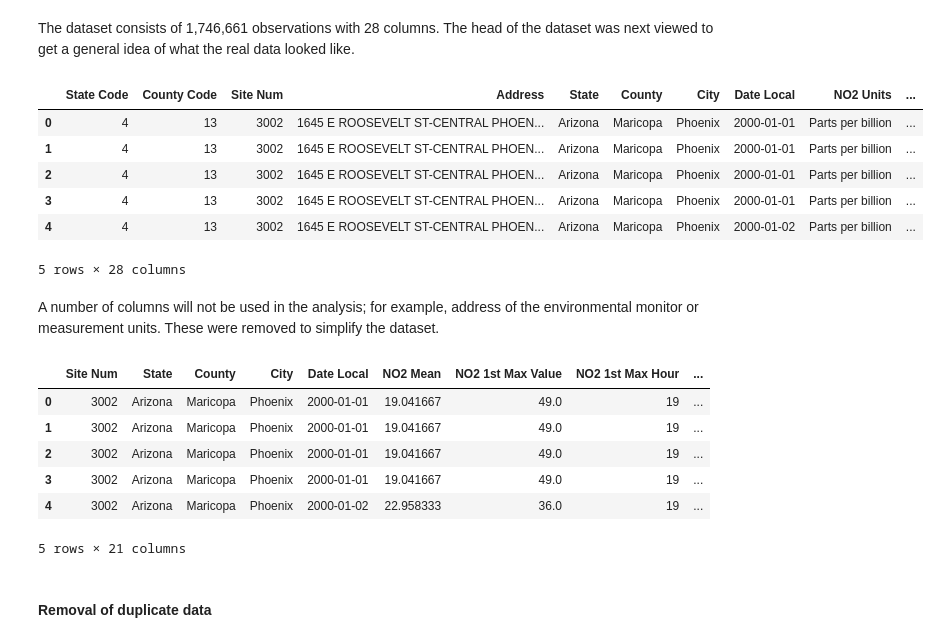
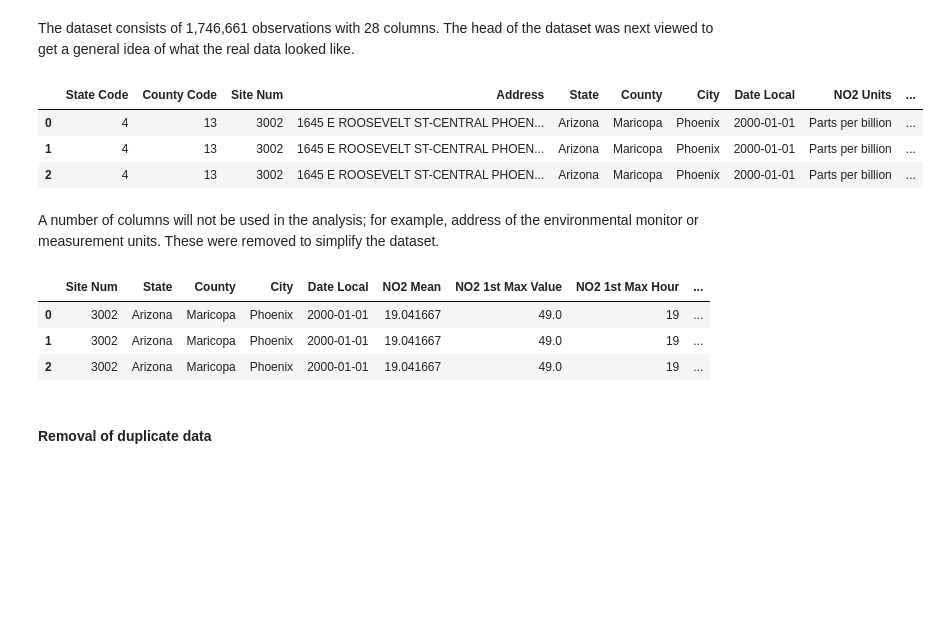
Before and after one commit to bouncebarkrun/Springboard-Data-Science-Career-Track, a Jupyter notebook: 1st Capstone Project/Capstone 1 Data Wrangling.ipynb, the cells around one changed output. Saved outputs shown, nothing was run; the diff lists cells and outputs as text; code cells hidden in the pictures; blank space fills up the shorter version.

```diff
--- a/1st Capstone Project/Capstone 1 Data Wrangling.ipynb
+++ b/1st Capstone Project/Capstone 1 Data Wrangling.ipynb
@@ -10,6 +10,7 @@ Agency.
 #### Import pandas package
 # %%
 import pandas as pd
+pd.set_option("display.max_columns", 500)
 # %% [markdown]
 #### Import the pollution dataset
 # %%
@@ -42,28 +43,22 @@ memory usage: 386.5+ MB
 # %% [markdown]
 The dataset consists of 1,746,661 observations with 28 columns.  The head of the dataset was next viewed to get a general idea of what the real data looked like.
 # %%
-pollution.head()
+pollution.head(3)
 # %% [output]
 |  | State Code | County Code | Site Num | Address | State | County | City | Date Local | NO2 Units | ... |
 | 0 | 4 | 13 | 3002 | 1645 E ROOSEVELT ST-CENTRAL PHOEN... | Arizona | Maricopa | Phoenix | 2000-01-01 | Parts per billion | ... |
 | 1 | 4 | 13 | 3002 | 1645 E ROOSEVELT ST-CENTRAL PHOEN... | Arizona | Maricopa | Phoenix | 2000-01-01 | Parts per billion | ... |
 | 2 | 4 | 13 | 3002 | 1645 E ROOSEVELT ST-CENTRAL PHOEN... | Arizona | Maricopa | Phoenix | 2000-01-01 | Parts per billion | ... |
-| 3 | 4 | 13 | 3002 | 1645 E ROOSEVELT ST-CENTRAL PHOEN... | Arizona | Maricopa | Phoenix | 2000-01-01 | Parts per billion | ... |
-| 4 | 4 | 13 | 3002 | 1645 E ROOSEVELT ST-CENTRAL PHOEN... | Arizona | Maricopa | Phoenix | 2000-01-02 | Parts per billion | ... |
-5 rows × 28 columns
 # %% [markdown]
 A number of columns will not be used in the analysis; for example, address of the environmental monitor or measurement units.  These were removed to simplify the dataset.
 # %%
 pollution = pollution.drop(['State Code','County Code','Address','NO2 Units','O3 Units','SO2 Units','CO Units'],axis=1)
-pollution.head()
+pollution.head(3)
 # %% [output]
 |  | Site Num | State | County | City | Date Local | NO2 Mean | NO2 1st Max Value | NO2 1st Max Hour | ... |
 | 0 | 3002 | Arizona | Maricopa | Phoenix | 2000-01-01 | 19.041667 | 49.0 | 19 | ... |
 | 1 | 3002 | Arizona | Maricopa | Phoenix | 2000-01-01 | 19.041667 | 49.0 | 19 | ... |
 | 2 | 3002 | Arizona | Maricopa | Phoenix | 2000-01-01 | 19.041667 | 49.0 | 19 | ... |
-| 3 | 3002 | Arizona | Maricopa | Phoenix | 2000-01-01 | 19.041667 | 49.0 | 19 | ... |
-| 4 | 3002 | Arizona | Maricopa | Phoenix | 2000-01-02 | 22.958333 | 36.0 | 19 | ... |
-5 rows × 21 columns
 # %% [markdown]
 #### Removal of duplicate data
 # %% [markdown]
```
Also changed, not shown: parts of 2 cells of this notebook.
